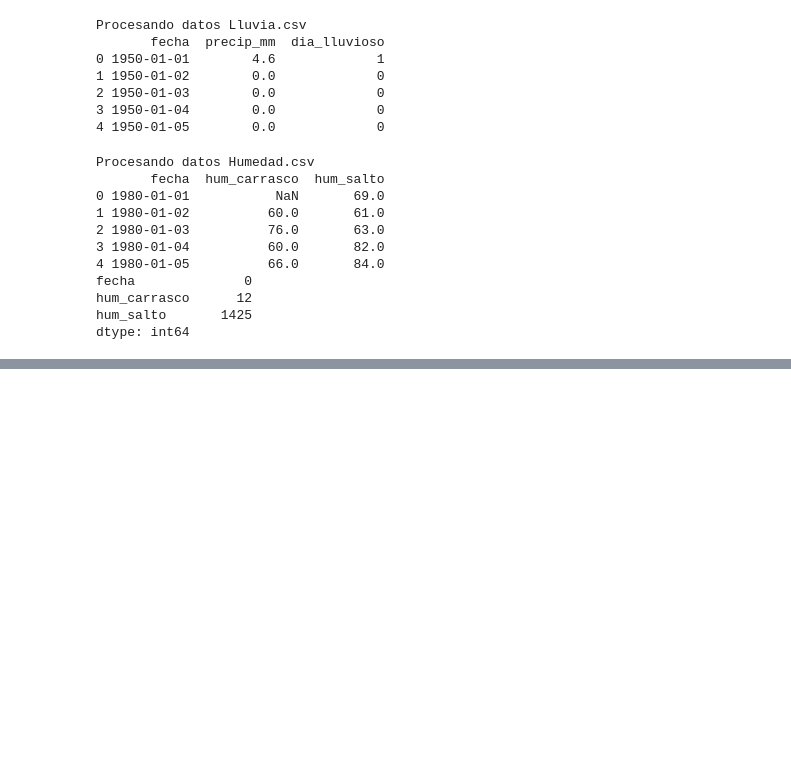
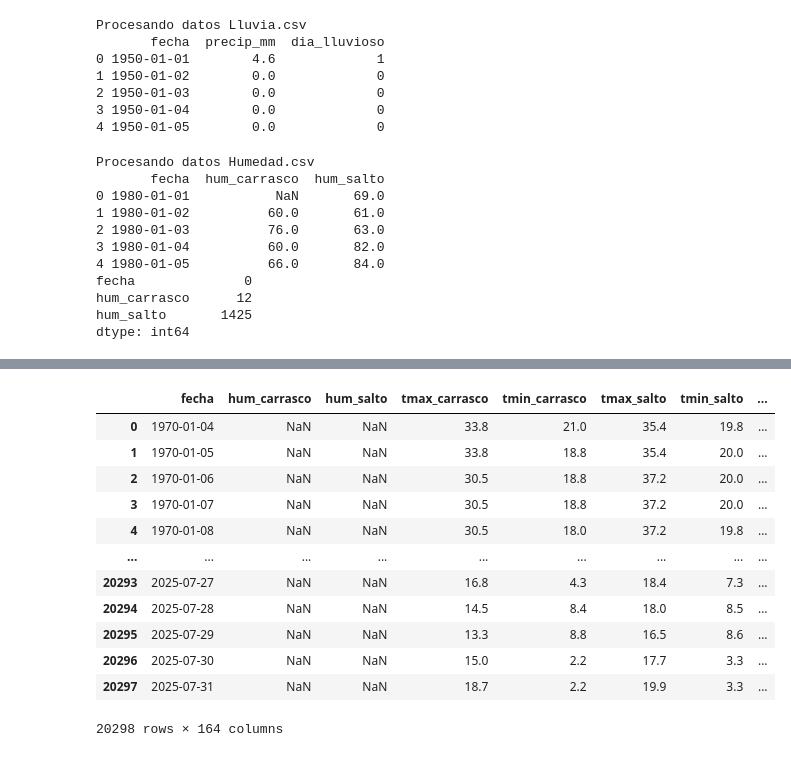
Before and after one commit to Ezequiel-Capo/MachineLearningLab, a Jupyter notebook: LAB1/Script/preprocesamiento.ipynb, the cells around one changed output, grey strips where cells are left out. Cells and saved outputs as stored; diff of their text form; code cells hidden in the pictures; blank space fills up the shorter version.

```diff
--- a/LAB1/Script/preprocesamiento.ipynb
+++ b/LAB1/Script/preprocesamiento.ipynb
@@ -443,0 +329,73 @@ df_global.head()
+# %%
+#===========COMBINACION DE DÍAS ANTERIORES PARA ENTRENAR MODELOS======================
+
+ventana = 3
+
+df_modelo = df_global.copy()
+df_modelo = df_modelo.drop(columns=['precip_mm'])
+
+# Columnas numéricas por tipo de estadística
+cols_promedio = ['hum_carrasco', 'hum_salto',
+                 'dir_viento_carrasco_prom', 'int_viento_carrasco_prom',
+                 'tprom_carrasco','tprom_salto',
+                 'amplitud_carrasco','amplitud_salto',
+                 'int_racha_viento_carrasco_prom','int_racha_viento_salto_prom',
+                 'dir_viento_salto_prom', 'int_viento_salto_prom',
+                 'vis_carrasco_prom','vis_salto_prom']
+
+cols_maximo = ['tmax_carrasco', 'tmax_salto',
+               'int_viento_carrasco_max', 'int_racha_viento_carrasco_max',
+               'int_viento_salto_max', 'int_racha_viento_salto_max',
+               'vis_carrasco_max','vis_salto_max']
+
+cols_minimo = ['tmin_carrasco', 'tmin_salto',
+               'vis_carrasco_min','vis_salto_min']
+
+# Columnas one-hot
+cols_fen_carrasco = [c for c in df_modelo.columns if c.startswith('fen_carrasco_')]
+cols_fen_salto = [c for c in df_modelo.columns if c.startswith('fen_salto_')]
+
+# Sustituye para las columnas en
+# cols_promedio: el valor del atributo por el promedio de los dias anteriores
+# cols_maximo: el valor del atributo por el maximo de los dias anteriores
+# cols_minimo: el valor del atributo por el minimo de los dias anteriores
+# columnas one-hot (fenomenos): el valor del atributo por la suma de los dias anteriores
+#                               (representa cant. de dias en que aparecio el fenomeno)
+
+for col in cols_promedio:
+    df_modelo[col] = df_modelo[col].rolling(window=ventana).mean().shift(1)
+
+for col in cols_maximo:
+    df_modelo[col] = df_modelo[col].rolling(window=ventana).max().shift(1)
+
+for col in cols_minimo:
+    df_modelo[col] = df_modelo[col].rolling(window=ventana).min().shift(1)
+
+for col in cols_fen_carrasco + cols_fen_salto:
+    df_modelo[col] = df_modelo[col].rolling(window=ventana).sum().shift(1)
+
+# Drop filas que tienen NaN en todas las columnas de features, y las que tienen NaN en día lluvioso
+cols_features = cols_promedio + cols_maximo + cols_minimo + cols_fen_carrasco + cols_fen_salto
+df_modelo = df_modelo.dropna(how='all', subset=cols_features).reset_index(drop=True)
+df_modelo = df_modelo.dropna(subset=['dia_lluvioso']).reset_index(drop=True)
+
+# Drop columnas 'int_racha_viento_carrasco_prom' e 'int_racha_viento_salto_prom' por tener muy pocos datos
+df_modelo = df_modelo.drop(columns=['int_racha_viento_carrasco_prom','int_racha_viento_salto_prom'])
+
+df_modelo
+
+#df_modelo.to_csv('../Dataset_INUMET/data.csv', index=False)
+# %% [output]
+|  | fecha | hum_carrasco | hum_salto | tmax_carrasco | tmin_carrasco | tmax_salto | tmin_salto | ... |
+| 0 | 1970-01-04 | NaN | NaN | 33.8 | 21.0 | 35.4 | 19.8 | ... |
+| 1 | 1970-01-05 | NaN | NaN | 33.8 | 18.8 | 35.4 | 20.0 | ... |
+| 2 | 1970-01-06 | NaN | NaN | 30.5 | 18.8 | 37.2 | 20.0 | ... |
+| 3 | 1970-01-07 | NaN | NaN | 30.5 | 18.8 | 37.2 | 20.0 | ... |
+| 4 | 1970-01-08 | NaN | NaN | 30.5 | 18.0 | 37.2 | 19.8 | ... |
+| ... | ... | ... | ... | ... | ... | ... | ... | ... |
+| 20293 | 2025-07-27 | NaN | NaN | 16.8 | 4.3 | 18.4 | 7.3 | ... |
+| 20294 | 2025-07-28 | NaN | NaN | 14.5 | 8.4 | 18.0 | 8.5 | ... |
+| 20295 | 2025-07-29 | NaN | NaN | 13.3 | 8.8 | 16.5 | 8.6 | ... |
+| 20296 | 2025-07-30 | NaN | NaN | 15.0 | 2.2 | 17.7 | 3.3 | ... |
+| 20297 | 2025-07-31 | NaN | NaN | 18.7 | 2.2 | 19.9 | 3.3 | ... |
+20298 rows × 164 columns
```
Also changed, not shown: parts of 14 cells of this notebook, 1 other file.
